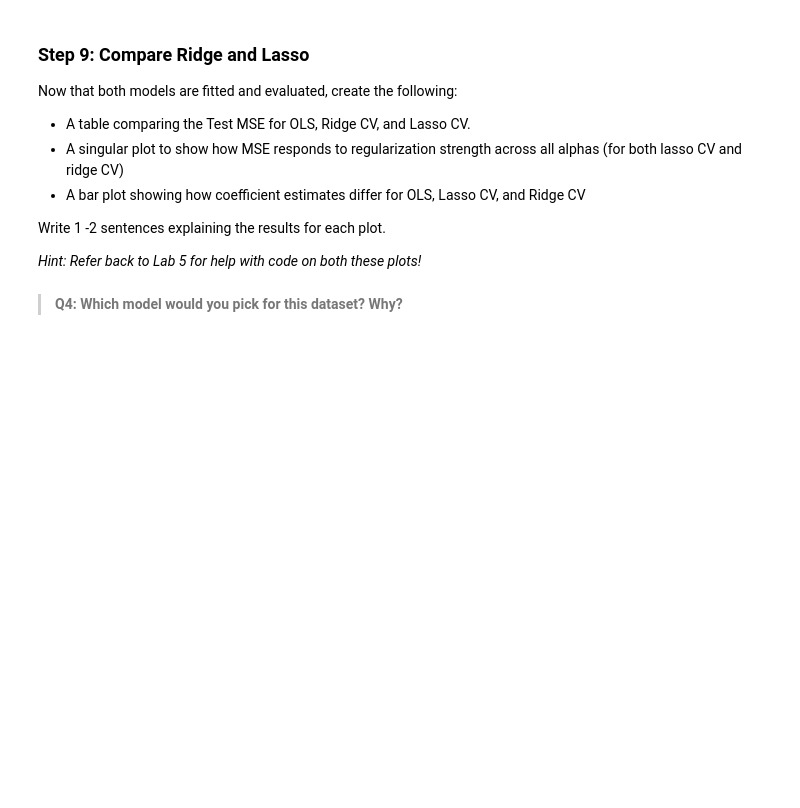
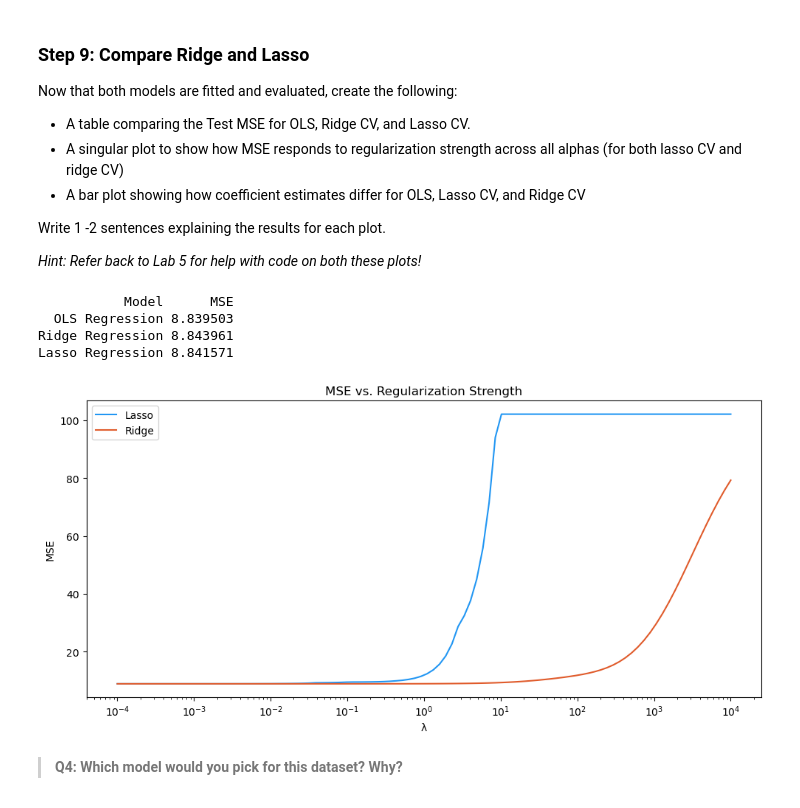
Before and after one commit to richardmonteslemus/eds232-assignment-3, a Jupyter notebook: task1/hw3-task1.ipynb, the cells around one changed output. Drawn from its saved outputs; the diff is of its cells as text; code cells hidden in the pictures; blank space fills up the shorter version.

Commit message:
Plot Ridge vs Lasso MSE

```diff
--- a/task1/hw3-task1.ipynb
+++ b/task1/hw3-task1.ipynb
@@ -328,3 +330,46 @@ Write 1 -2 sentences explaining the results for each plot.
+# %%
+# MSE table for OLS, Lasso, Ridge
+mse_tbl = pd.DataFrame({
+    'Model': model_titles,
+    'MSE': [mse_ols, mse_rcv, mse_lcv]
+})
+
+print(mse_tbl.to_string(index=False))
+# %% [output]
+           Model      MSE
+  OLS Regression 8.839503
+Ridge Regression 8.843961
+Lasso Regression 8.841571
+# %%
+# Visualize lambdas against MSE for Lasso and Ridge
+
+mse_lasso_cv = []
+mse_ridge_cv = []
+
+for lam in lambdas:
+    lasso = Lasso(alpha = lam)
+    ridge = Ridge(alpha = lam)
+
+    lasso.fit(X_train_scaled, y_train)
+    ridge.fit(X_train_scaled, y_train)
+
+    # Evalvuate on the test set
+    mse_lasso_cv.append(mean_squared_error(y_test, lasso.predict(X_test_scaled)))
+    mse_ridge_cv.append(mean_squared_error(y_test, ridge.predict(X_test_scaled)))
+
+
+plt.figure(figsize=(10, 5))
+plt.plot(lambdas, mse_lasso_cv, label='Lasso', color='#2196F3')
+plt.plot(lambdas, mse_ridge_cv, label='Ridge', color='#E05B2B')
+plt.xscale('log')
+plt.xlabel('λ')
+plt.ylabel('MSE')
+plt.title('MSE vs. Regularization Strength')
+plt.legend()
+plt.tight_layout()
+plt.show()
+# %% [output]
+[figure, added]
 # %% [markdown]
 > **Q4: Which model would you pick for this dataset? Why?**
 # %% [markdown]
```
Also changed, not shown: parts of 1 cell of this notebook.
